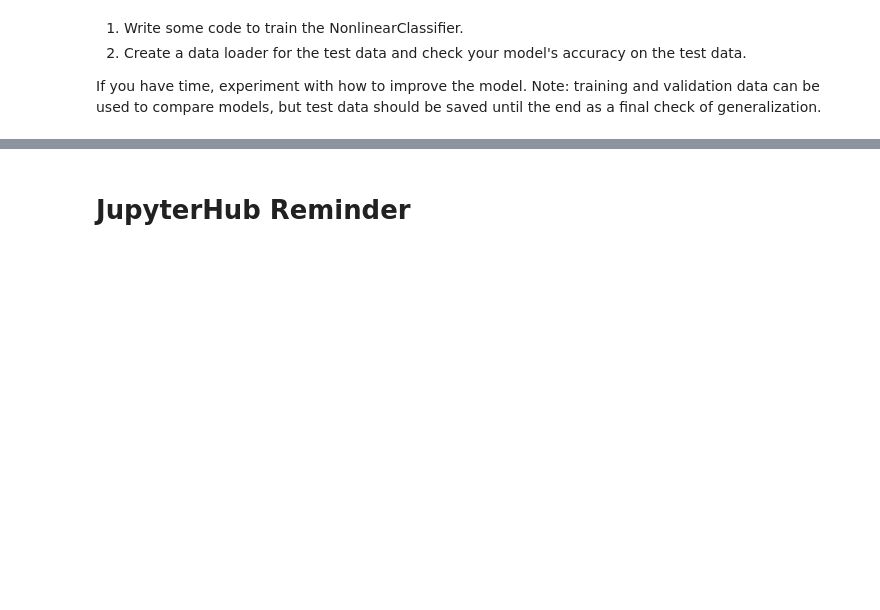
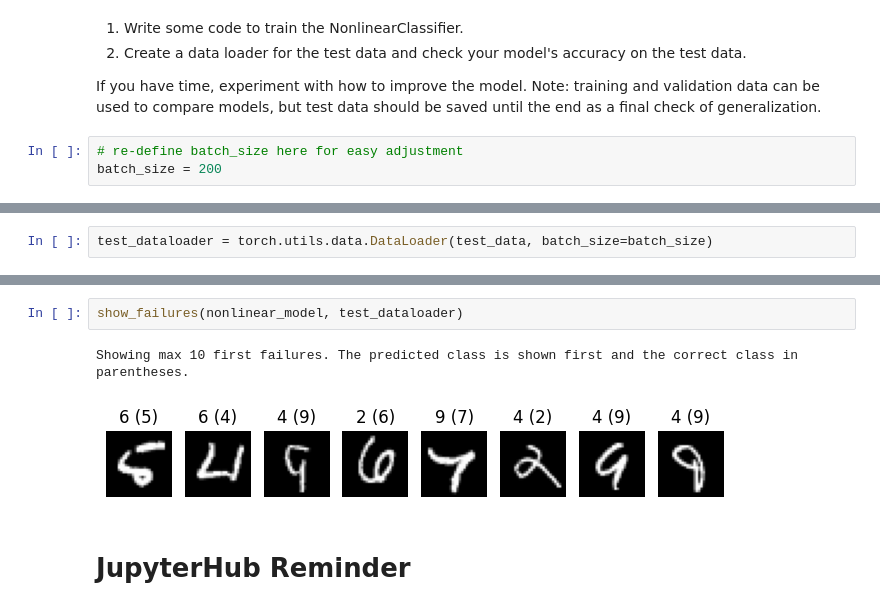
Before and after one commit to SVeldman/ai-science-training-series, a Jupyter notebook: 02_intro_neural_networks/01_introduction_mnist_class_participation_and_HW_Submission.ipynb, the cells around one changed output, grey strips where cells are left out. Cells and saved outputs as stored; diff of their text form; blank space fills up the shorter version.

```diff
--- a/02_intro_neural_networks/01_introduction_mnist_class_participation_and_HW_Submission.ipynb
+++ b/02_intro_neural_networks/01_introduction_mnist_class_participation_and_HW_Submission.ipynb
@@ -338,3 +342,6 @@ class NonlinearClassifier(nn.Module):
 2. Create a data loader for the test data and check your model's accuracy on the test data.
 
 If you have time, experiment with how to improve the model. Note: training and validation data can be used to compare models, but test data should be saved until the end as a final check of generalization.
+# %%
+# re-define batch_size here for easy adjustment
+batch_size = 200
@@ -340,0 +475,2 @@ If you have time, experiment with how to improve the model. Note: training and v
+# %%
+test_dataloader = torch.utils.data.DataLoader(test_data, batch_size=batch_size)
@@ -341,3 +482,8 @@ If you have time, experiment with how to improve the model. Note: training and v
+# %%
+show_failures(nonlinear_model, test_dataloader)
+# %% [output]
+Showing max 10 first failures. The predicted class is shown first and the correct class in parentheses.
+[figure, added]
 # %% [markdown]
 # JupyterHub Reminder
 # %% [markdown]
```
Also changed, not shown: parts of 11 cells of this notebook.
